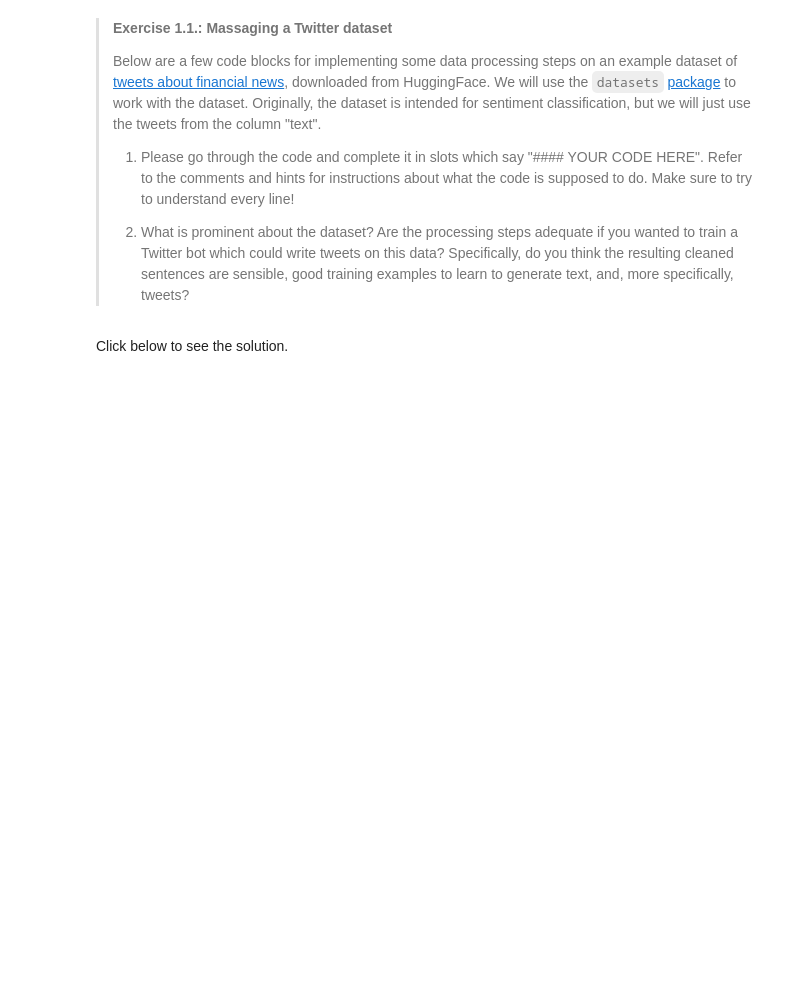
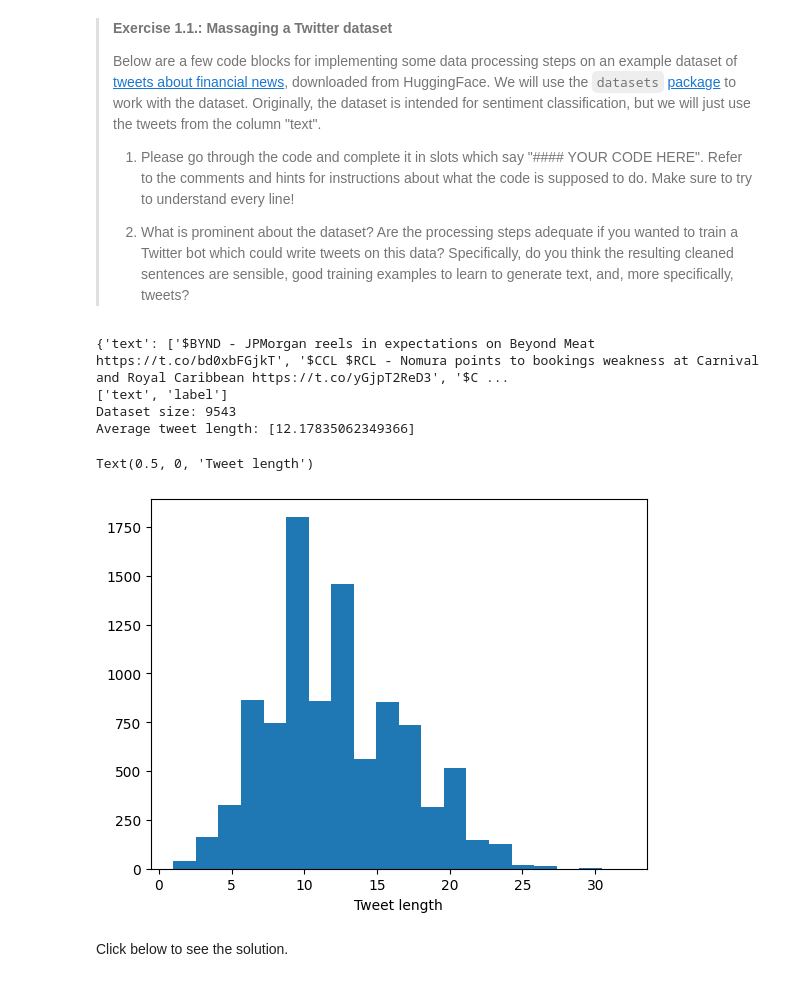
Before and after one commit to Bhardwaj-Sarthak/Personal-Projects, a Jupyter notebook: understanding-llms/tutorials/01-introduction.ipynb, the cells around one changed output. Saved outputs shown, nothing was run; the diff lists cells and outputs as text; code cells hidden in the pictures; blank space fills up the shorter version.

```diff
--- a/understanding-llms/tutorials/01-introduction.ipynb
+++ b/understanding-llms/tutorials/01-introduction.ipynb
@@ -270,34 +299,42 @@ Before beginning to train the LM, the following steps are commonly completed:
 # %%
 from datasets import load_dataset
 import matplotlib.pyplot as plt
 
 # 1. load dataset, only training split
 dataset = load_dataset(
     "zeroshot/twitter-financial-news-sentiment",
     split="train",
 )
 
 # 2. understand dataset
 # print first 5 examples
 print(dataset[:5])
 
 # print the columns of the dataset
 print(dataset.column_names)
 
 # get the number of examples in the dataset
-dataset_size = ### YOUR CODE HERE ###
+dataset_size = len(dataset)### YOUR CODE HERE ###
 print(f"Dataset size: {dataset_size}")
 
 # compute the tweet lengths (in words, i.e., split by whitespace)
 # plot them and compute the average tweet length
 tweets = dataset["text"]
-tweet_lengths = ### YOUR CODE HERE ###
-average_tweet_length = ### YOUR CODE HERE ###
+tweet_lengths = [len(tweet.split()) for tweet in tweets]### YOUR CODE HERE ###
+average_tweet_length = [sum(tweet_lengths)/len(tweet_lengths)]### YOUR CODE HERE ###
 print(f"Average tweet length: {average_tweet_length}")
 
 # plot a histogram of the tweet lengths
 ### YOUR CODE HERE ###
+plt.hist(tweet_lengths, bins=20)
 plt.xlabel("Tweet length")
+# %% [output]
+{'text': ['$BYND - JPMorgan reels in expectations on Beyond Meat https://t.co/bd0xbFGjkT', '$CCL $RCL - Nomura points to bookings weakness at Carnival and Royal Caribbean https://t.co/yGjpT2ReD3', '$C ...
+['text', 'label']
+Dataset size: 9543
+Average tweet length: [12.17835062349366]
+Text(0.5, 0, 'Tweet length')
+[figure, added]
 # %% [markdown]
 Click below to see the solution.
 # %%
```
Also changed, not shown: parts of 8 cells of this notebook.
